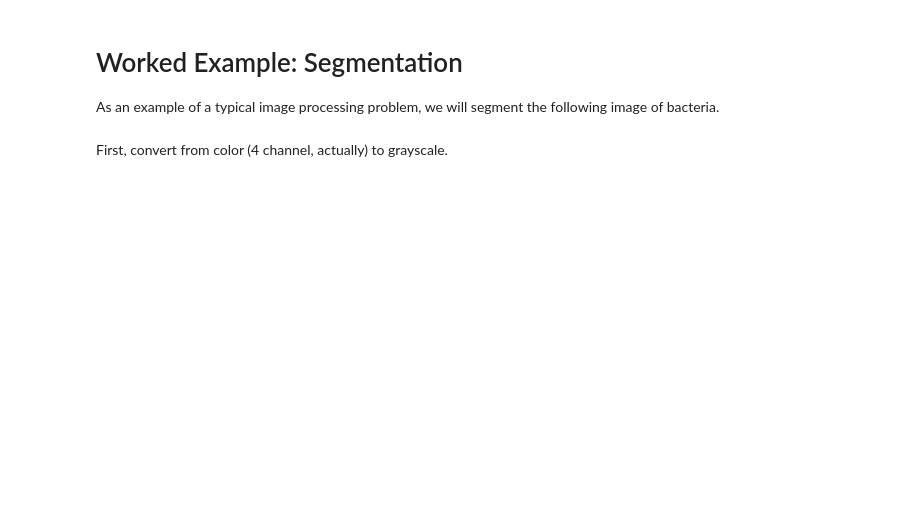
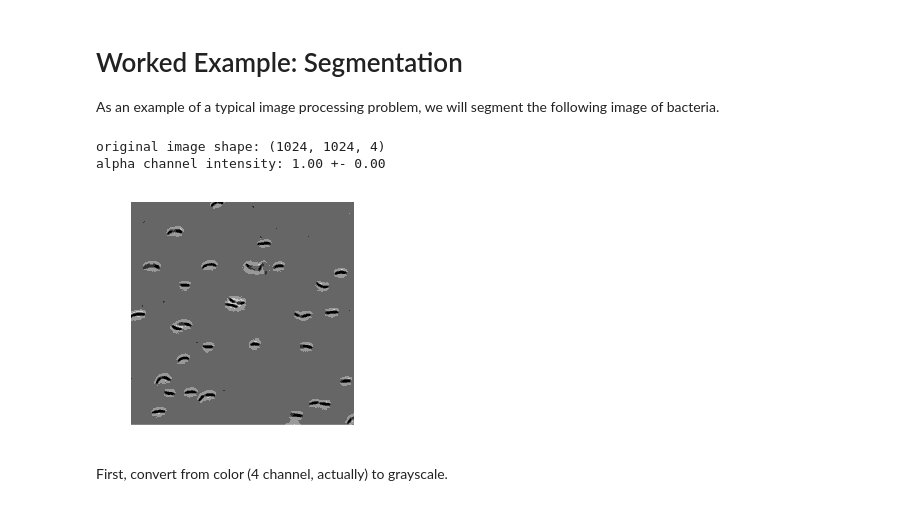
Before and after one commit to brikeats/Image-Analysis-in-Python, a Jupyter notebook: Intro to Image Analysis in Python.ipynb, the cells around one changed output. Saved outputs shown, nothing was run; the diff lists cells and outputs as text; code cells hidden in the pictures; blank space fills up the shorter version.

Commit message:
Format fixed in ppt, replaced matplotlib with my_imshow in a few places

```diff
--- a/Intro to Image Analysis in Python.ipynb
+++ b/Intro to Image Analysis in Python.ipynb
@@ -290,10 +380,13 @@ As an example of a typical image processing problem, we will segment the followi
 # %%
 im = plt.imread('sample-images/caulobacter.png')
 print 'original image shape:', im.shape
 print 'alpha channel intensity: %.2f +- %.2f' % (np.mean(im[:,:,-1]), np.std(im[:,:,-1]))
 
-plt.imshow(im, origin='lower', cmap='gray');
-plt.axis('off');
+my_imshow(im);
+# %% [output]
+original image shape: (1024, 1024, 4)
+alpha channel intensity: 1.00 +- 0.00
+[figure, added]
 # %% [markdown]
 First, convert from color (4 channel, actually) to grayscale.
 # %%
```
Also changed, not shown: parts of 28 cells of this notebook, 2 other files.
